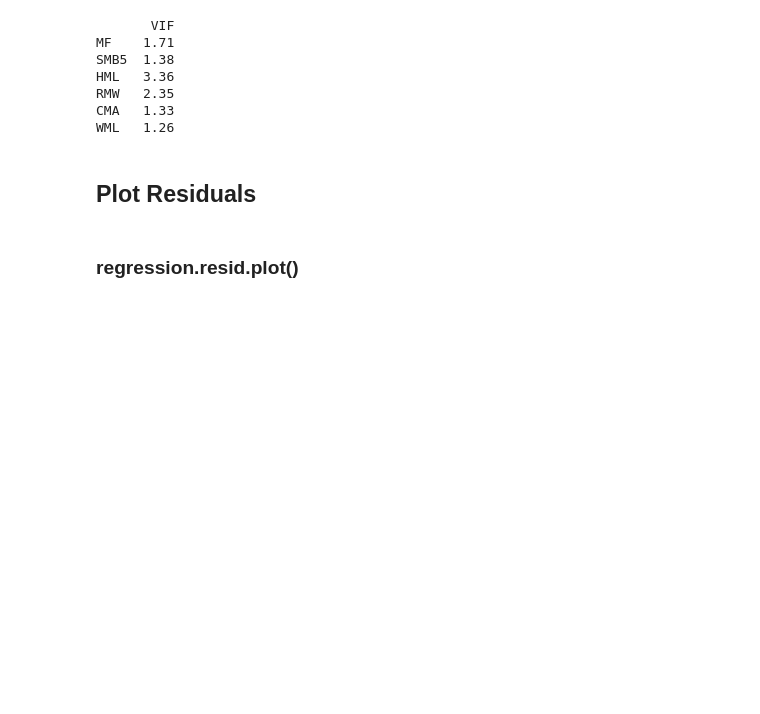
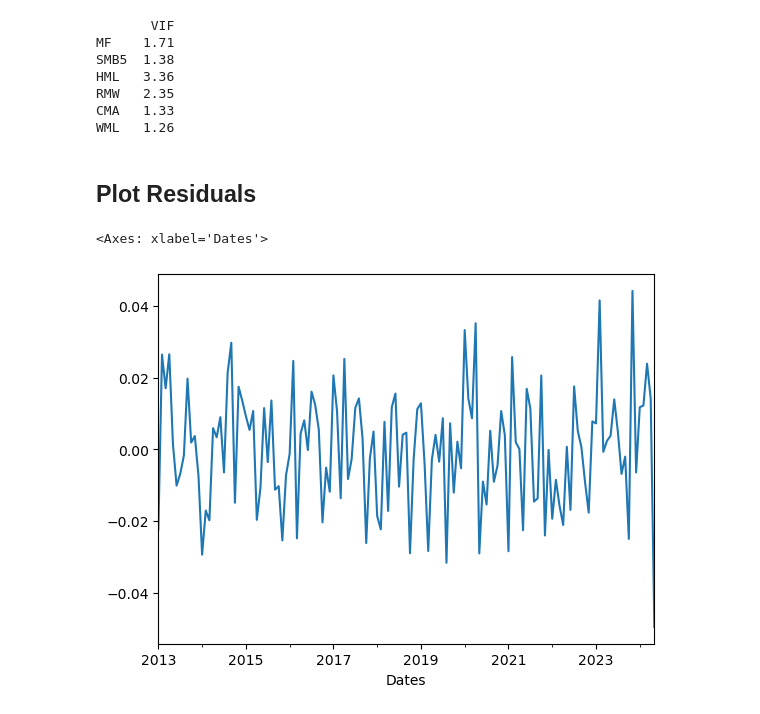
Before and after one commit to rraju26/pyIndiaFactorInvesting, a Jupyter notebook: factor based analysis.ipynb, the cells around one changed output. Saved outputs shown, nothing was run; the diff lists cells and outputs as text; code cells hidden in the pictures; blank space fills up the shorter version.

```diff
--- a/factor based analysis.ipynb
+++ b/factor based analysis.ipynb
@@ -48,9 +53,17 @@ WML  -0.35 -0.22 -0.38  0.43  0.20  1.00
 ## Fetch and Read the example file of Monthly Returns into a DataFrame
 Read the Fund monthly returns into a pandas DataFrame.
 # %%
-# Read the CSV file from the data directory
+# URL of the CSV file on GitHub
+url = 'https://raw.githubusercontent.com/rraju26/pyIndiaFactorInvesting/main/data/fba_sample_data.csv'
+
+# Local file path
 file_path = 'data/fba_sample_data.csv'
-fund_returns = pd.read_csv(file_path, index_col='Dates', parse_dates=['Dates'])
+
+# Try to read the CSV file from the local directory, fallback to URL if it fails
+try:
+    fund_returns = pd.read_csv(file_path, index_col='Dates', parse_dates=['Dates'])
+except FileNotFoundError:
+    fund_returns = pd.read_csv(url, index_col='Dates', parse_dates=['Dates'])
 
 print(fund_returns.head(10))
 # %% [output]
@@ -166,5 +179,8 @@ CMA   1.33
 WML   1.26
 # %% [markdown]
 ## Plot Residuals
-# %% [markdown]
-### regression.resid.plot()
+# %%
+regression.resid.plot()
+# %% [output]
+<Axes: xlabel='Dates'>
+[figure, added]
```
Also changed, not shown: parts of 2 cells of this notebook, 1 other file.
